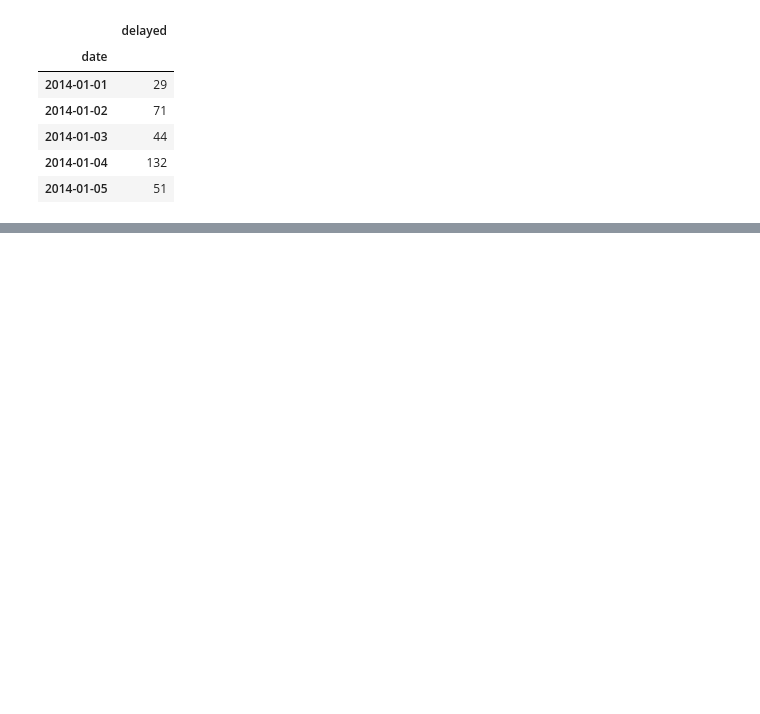
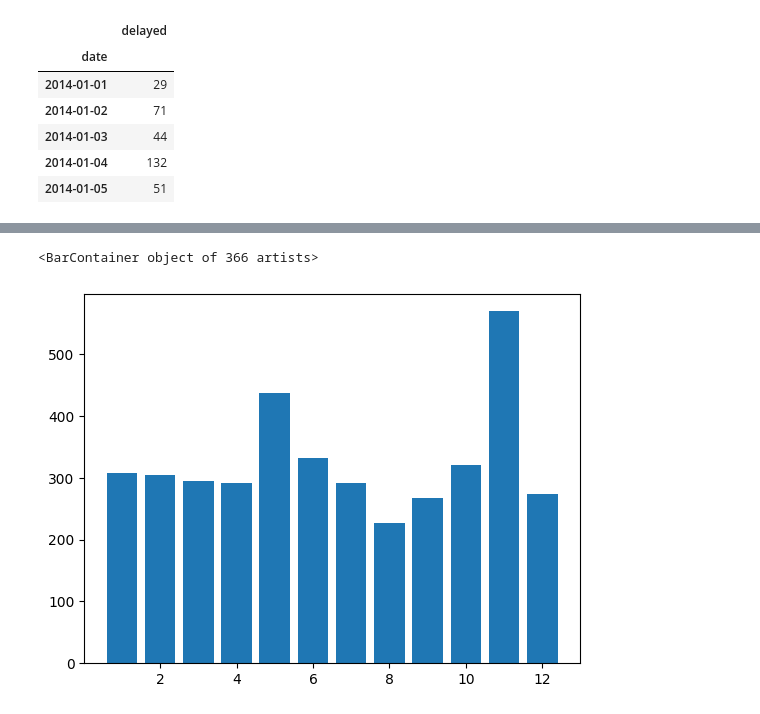
Before and after one commit to ilse-espino/train_delays_belgium, a Jupyter notebook: 4.1-graphs.ipynb, the cells around one changed output, grey strips where cells are left out. Cells and saved outputs as stored; diff of their text form; code cells hidden in the pictures; blank space fills up the shorter version.

```diff
--- a/4.1-graphs.ipynb
+++ b/4.1-graphs.ipynb
@@ -42,0 +78,6 @@ df_delayed_count.head()
+# %%
+df_delayed_count_2016 = df_delayed_count[df_delayed_count["year"]==2016]
+plt.bar(df_delayed_count_2016["month"], df_delayed_count_2016["delayed"])
+# %% [output]
+<BarContainer object of 366 artists>
+[figure, added]
```
Also changed, not shown: parts of 13 cells of this notebook, 2 other files.
